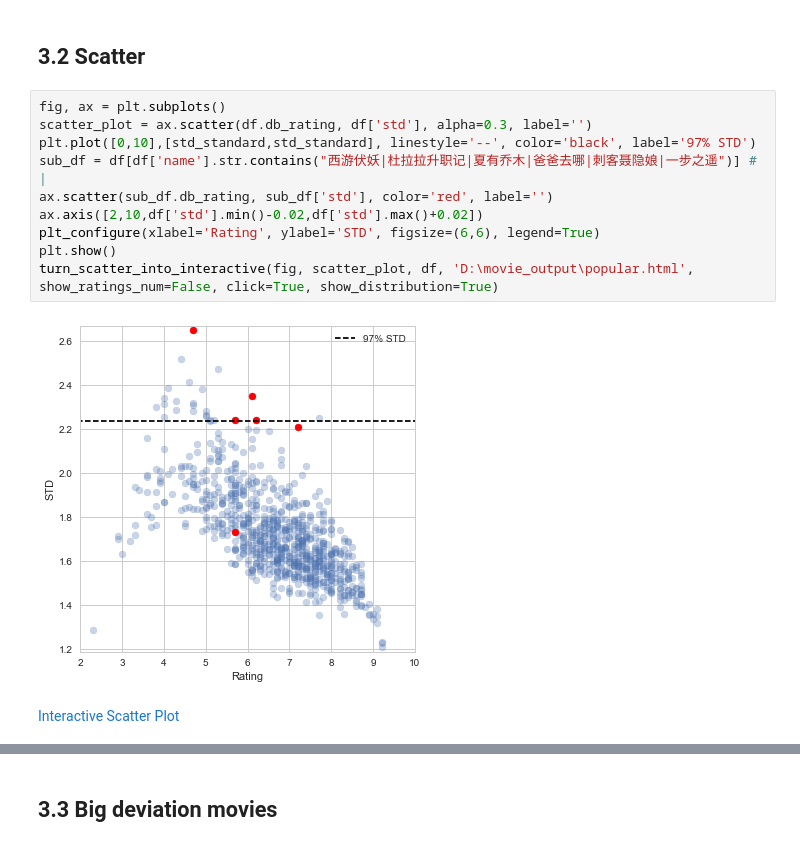
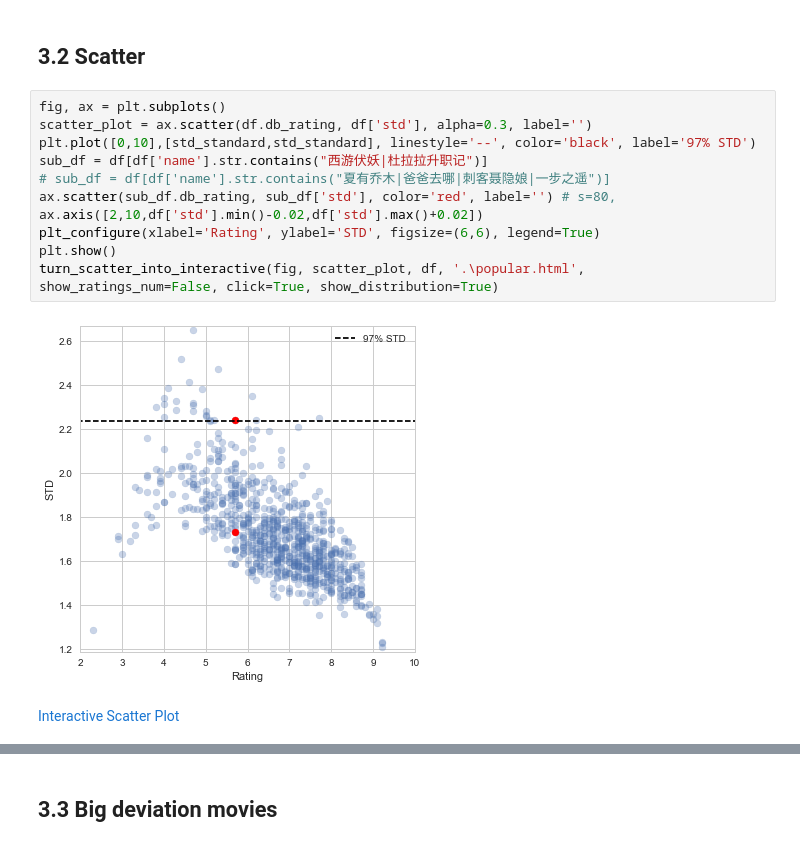
Before and after one commit to cqcn1991/movie-compare, a Jupyter notebook: movie2.ipynb, the cells around one changed output, grey strips where cells are left out. Cells and saved outputs as stored; diff of their text form.

```diff
--- a/movie2.ipynb
+++ b/movie2.ipynb
@@ -217,15 +217,16 @@ print(std_standard)
 # %%
 fig, ax = plt.subplots()
 scatter_plot = ax.scatter(df.db_rating, df['std'], alpha=0.3, label='')
 plt.plot([0,10],[std_standard,std_standard], linestyle='--', color='black', label='97% STD')
-sub_df = df[df['name'].str.contains("西游伏妖|杜拉拉升职记|夏有乔木|爸爸去哪|刺客聂隐娘|一步之遥")] # |
-ax.scatter(sub_df.db_rating, sub_df['std'], color='red', label='')
+sub_df = df[df['name'].str.contains("西游伏妖|杜拉拉升职记")]
+# sub_df = df[df['name'].str.contains("夏有乔木|爸爸去哪|刺客聂隐娘|一步之遥")]
+ax.scatter(sub_df.db_rating, sub_df['std'], color='red', label='') # s=80,
 ax.axis([2,10,df['std'].min()-0.02,df['std'].max()+0.02])
 plt_configure(xlabel='Rating', ylabel='STD', figsize=(6,6), legend=True)
 plt.show()
-turn_scatter_into_interactive(fig, scatter_plot, df, 'D:\movie_output\popular.html', show_ratings_num=False, click=True, show_distribution=True)
+turn_scatter_into_interactive(fig, scatter_plot, df, '.\popular.html', show_ratings_num=False, click=True, show_distribution=True)
 # %% [output]
-[figure, old version]
+[figure, new version]
 Interactive Scatter Plot
 # %%
 movie_list2(df[df['name'].str.contains("西游伏妖|夏有乔木|爸爸去哪|刺客聂隐娘")])
```
Also changed, not shown: parts of 20 cells of this notebook, 11 other files.
